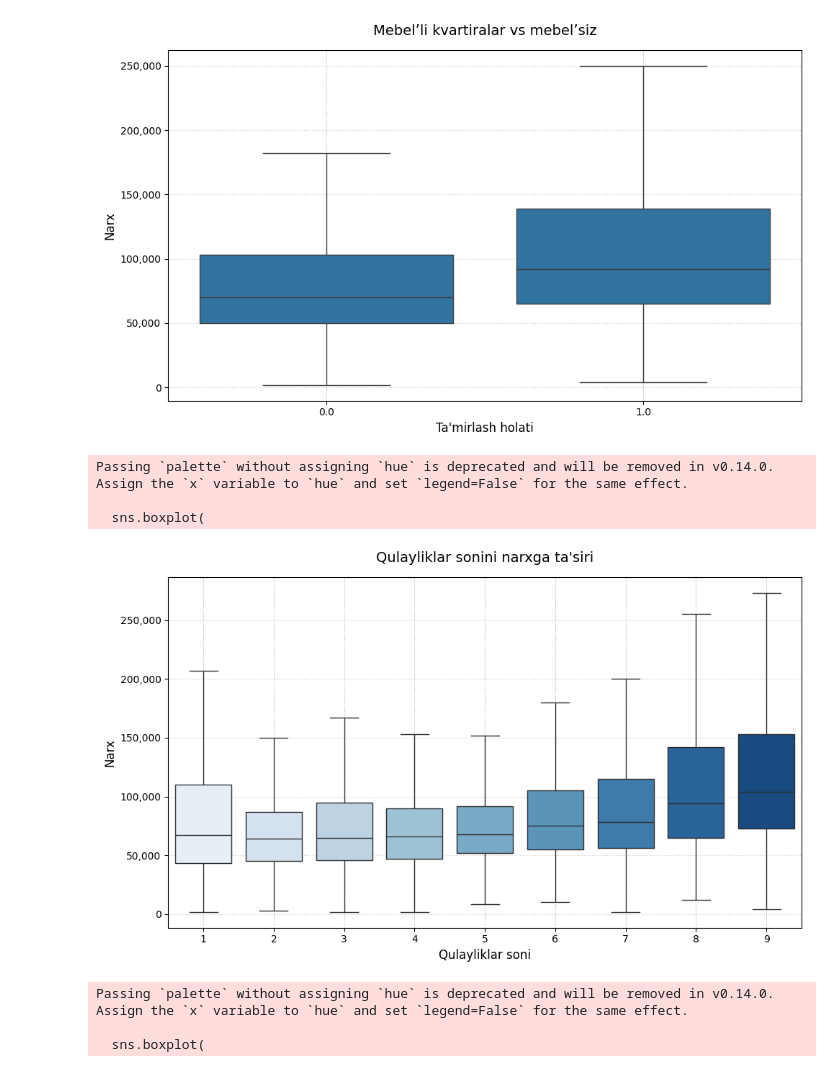
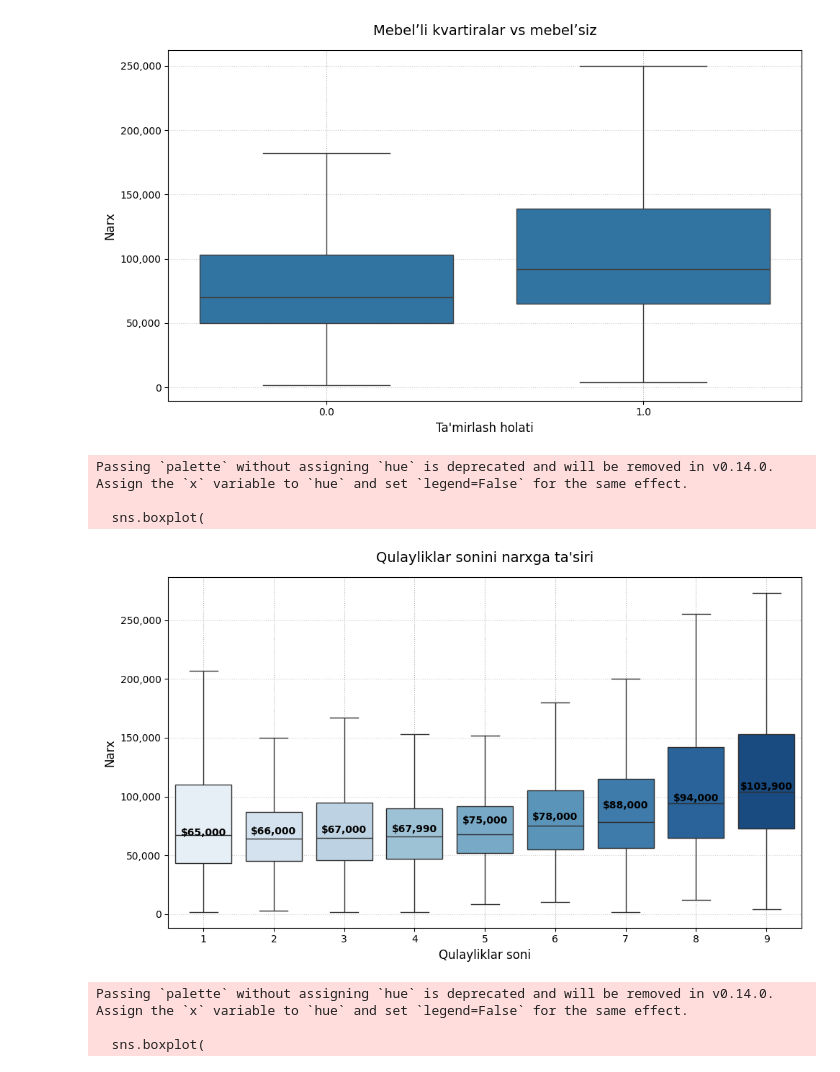
Before and after one commit to Javoh20111/Tashkent-apartment-analysis, a Jupyter notebook: notebooks/2_data_analysis.ipynb, the cells around one changed output. Saved outputs shown, nothing was run; the diff lists cells and outputs as text; code cells hidden in the pictures.

Commit message:
created new chart

```diff
--- a/notebooks/2_data_analysis.ipynb
+++ b/notebooks/2_data_analysis.ipynb
@@ -857,33 +857,45 @@ sale_df['amenity_count'] = sale_df[cols].sum(axis=1)
 # %%
 # Mebelʼli kvartiralar mebelʼsizlardan sezilarli darajada qimmatroqmi?
 amenity_count = sale_df.copy()
 amenity_count = amenity_count[amenity_count['amenity_count'] > 0]
 fig, ax = plt.subplots(figsize = (10, 6))
 
 sns.boxplot(
             data=amenity_count,
             x="amenity_count",
             y="price_usd",
             ax=ax,
             showfliers=False,
             palette='Blues'
             )
 ax.set_title("Qulayliklar sonini narxga ta'siri", fontsize=14, pad=15)
 ax.set_xlabel("Qulayliklar soni", fontsize=12)
 ax.set_ylabel("Narx", fontsize=12)
 
 ax.get_yaxis().set_major_formatter(plt.FuncFormatter(lambda x, loc: "{:,}".format(int(x))))
 ax.grid(axis='y', linestyle=':', alpha=0.6)
 ax.grid(axis='x', linestyle=':', alpha=1)
 
+medians = sale_df.groupby("amenity_count")["price_usd"].median().sort_values(ascending=True)
+for i, median in enumerate(medians):
+    if i != 0:
+        ax.text(
+            i-1,
+            median,
+            f"${median:,.0f}",
+            ha="center",
+            va="bottom",
+            fontweight="bold"
+        )
+
 
 plt.tight_layout()
 plt.savefig("../reports/charts/18_Qulayliklar sonini narxga ta'siri.png")
 # %% [output]
 Passing `palette` without assigning `hue` is deprecated and will be removed in v0.14.0. Assign the `x` variable to `hue` and set `legend=False` for the same effect.
 
   sns.boxplot(
-[figure, old version]
+[figure, new version]
 # %%
 # E'lonlarning qancha qismi agentlar, qancha qismi xususiy shaxslardan — narxlar farq qiladimi?
 
```
Also changed, not shown: parts of 3 cells of this notebook, 1 other file.
